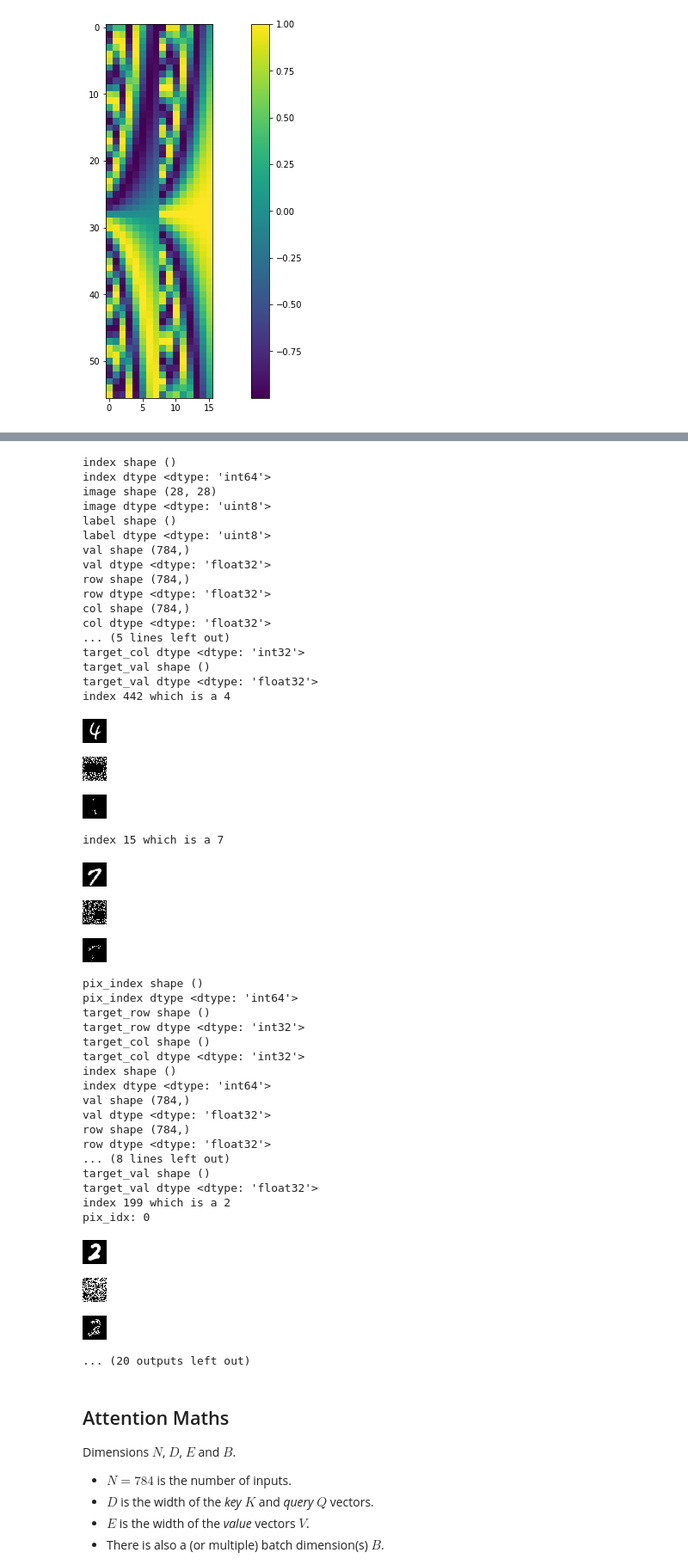
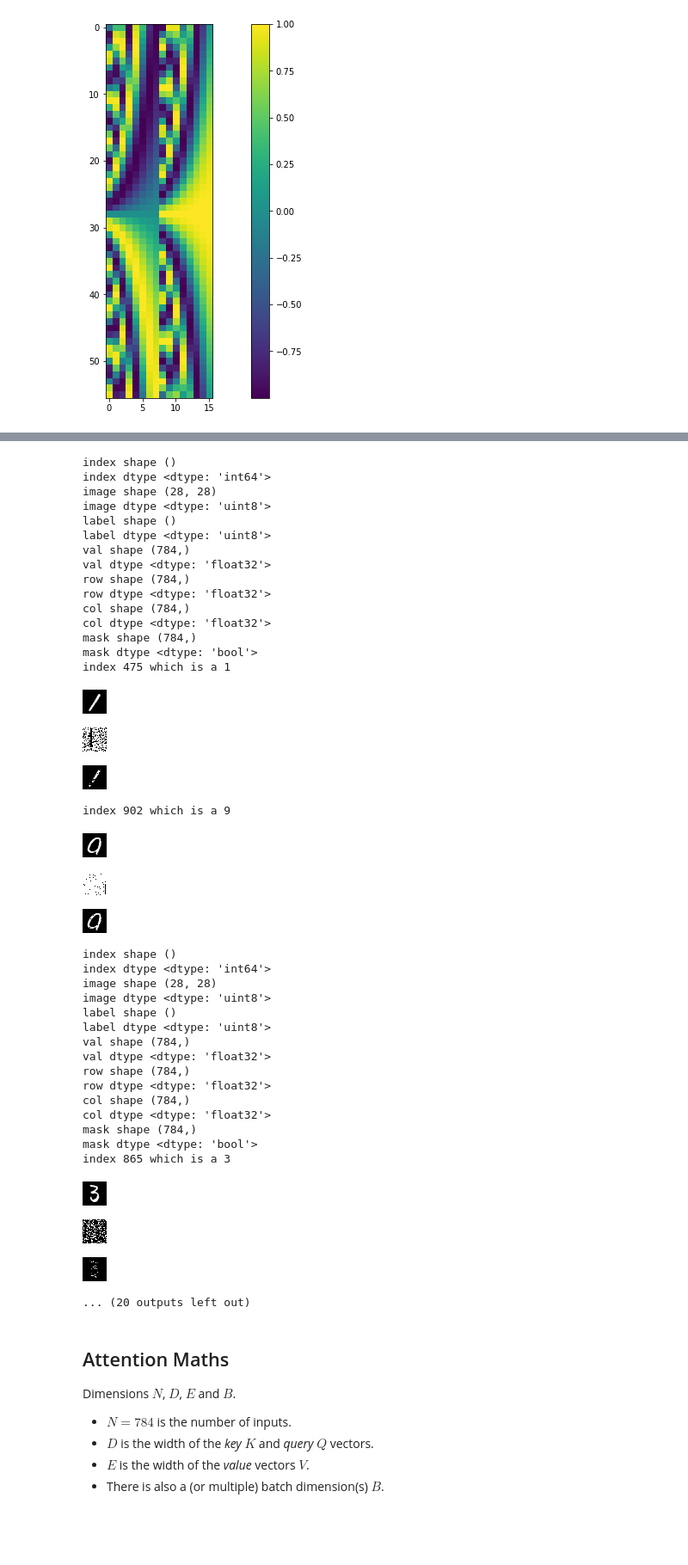
Before and after one commit to maxeonyx/msc, a Jupyter notebook: MNIST_conditional_prediction.ipynb, the cells around one changed output, grey strips where cells are left out. Shown at 86% size. Drawn from its saved outputs; the diff is of its cells as text; code cells hidden in the pictures; blank space fills up the shorter version.

Commit message:
Whole-image model that does acceptably well on mnist.

```diff
--- a/MNIST_conditional_prediction.ipynb
+++ b/MNIST_conditional_prediction.ipynb
@@ -296,6 +296,9 @@ def make_dataset_generator(x, y, seed, typ='single pixel'):
 
         return d
 
+    def whole_image(data):
+        return data, data['image']
+
     # single pixel example. the row & col are translated by a random
     # amount and the target val is the new pixel at 0,0
     if typ == 'single pixel':
@@ -307,16 +310,19 @@ def make_dataset_generator(x, y, seed, typ='single pixel'):
     elif typ == 'many single pixels':
         dataset = dataset.interleave(many_single_pixels, block_length=784)
 
+    elif typ == 'whole image':
+        dataset = dataset.map(whole_image)
+
     return dataset
 
 (x_train, y_train), (x_test, y_test) = keras.datasets.mnist.load_data()
 
-def make_datasets():
+def make_datasets(typ):
 
-    train = make_dataset_generator(x_train, y_train, seed=192_168_1_1)
-    test = make_dataset_generator(x_test, y_test, seed=10_1_1_1, typ='many single pixels')
+    train = make_dataset_generator(x_train, y_train, seed=192_168_1_1, typ=typ)
+    test = make_dataset_generator(x_test, y_test, seed=10_1_1_1, typ=typ)
 
     return train, iter(test)
 
-dataset_train, dataset_test = make_datasets()
+dataset_train, dataset_test = make_datasets(typ='whole image')
 # %% [output]
@@ -355,66 +361,62 @@ def test_summary(d):
     data, target = next(d)
     el_summary(data)
     data, target = next(d)
     el_summary(data)
     data, target = next(d)
     el_summary(data)
 
 train_summary(dataset_train)
 
 
 # TODO: TEST DATASET GENERATOR DOES NOT WORK HOW I EXPECT.
 #       IT SHOULD PRODUCE 784 EXAMPLES with the SAME image and mask, then change
 #       to a different image and mask.
 
 test_summary(dataset_test)
 
 # reset datasets after summary, because it consumes elements
-dataset_train, dataset_test = make_datasets()
+dataset_train, dataset_test = make_datasets(typ='whole image')
 # %% [output]
 index shape ()
 index dtype <dtype: 'int64'>
 image shape (28, 28)
 image dtype <dtype: 'uint8'>
 label shape ()
 label dtype <dtype: 'uint8'>
 val shape (784,)
 val dtype <dtype: 'float32'>
 row shape (784,)
 row dtype <dtype: 'float32'>
 col shape (784,)
 col dtype <dtype: 'float32'>
-... (5 lines left out)
-target_col dtype <dtype: 'int32'>
-target_val shape ()
-target_val dtype <dtype: 'float32'>
-index 442 which is a 4
+mask shape (784,)
+mask dtype <dtype: 'bool'>
+index 475 which is a 1
-[figure, old version]
+[figure, new version]
-[figure, old version]
+[figure, new version]
-[figure, old version]
+[figure, new version]
-index 15 which is a 7
+index 902 which is a 9
-[figure, old version]
+[figure, new version]
-[figure, old version]
+[figure, new version]
-[figure, old version]
+[figure, new version]
-pix_index shape ()
-pix_index dtype <dtype: 'int64'>
-target_row shape ()
-target_row dtype <dtype: 'int32'>
-target_col shape ()
-target_col dtype <dtype: 'int32'>
 index shape ()
 index dtype <dtype: 'int64'>
+image shape (28, 28)
+image dtype <dtype: 'uint8'>
+label shape ()
+label dtype <dtype: 'uint8'>
 val shape (784,)
 val dtype <dtype: 'float32'>
 row shape (784,)
 row dtype <dtype: 'float32'>
-... (8 lines left out)
-target_val shape ()
-target_val dtype <dtype: 'float32'>
-index 199 which is a 2
-pix_idx: 0
+col shape (784,)
+col dtype <dtype: 'float32'>
+mask shape (784,)
+mask dtype <dtype: 'bool'>
+index 865 which is a 3
-[figure, old version]
+[figure, new version]
 [figure]
-[figure, old version]
+[figure, new version]
 ... (20 outputs left out)
 # %% [markdown]
 ## Attention Maths
```
Also changed, not shown: parts of 16 cells of this notebook.
